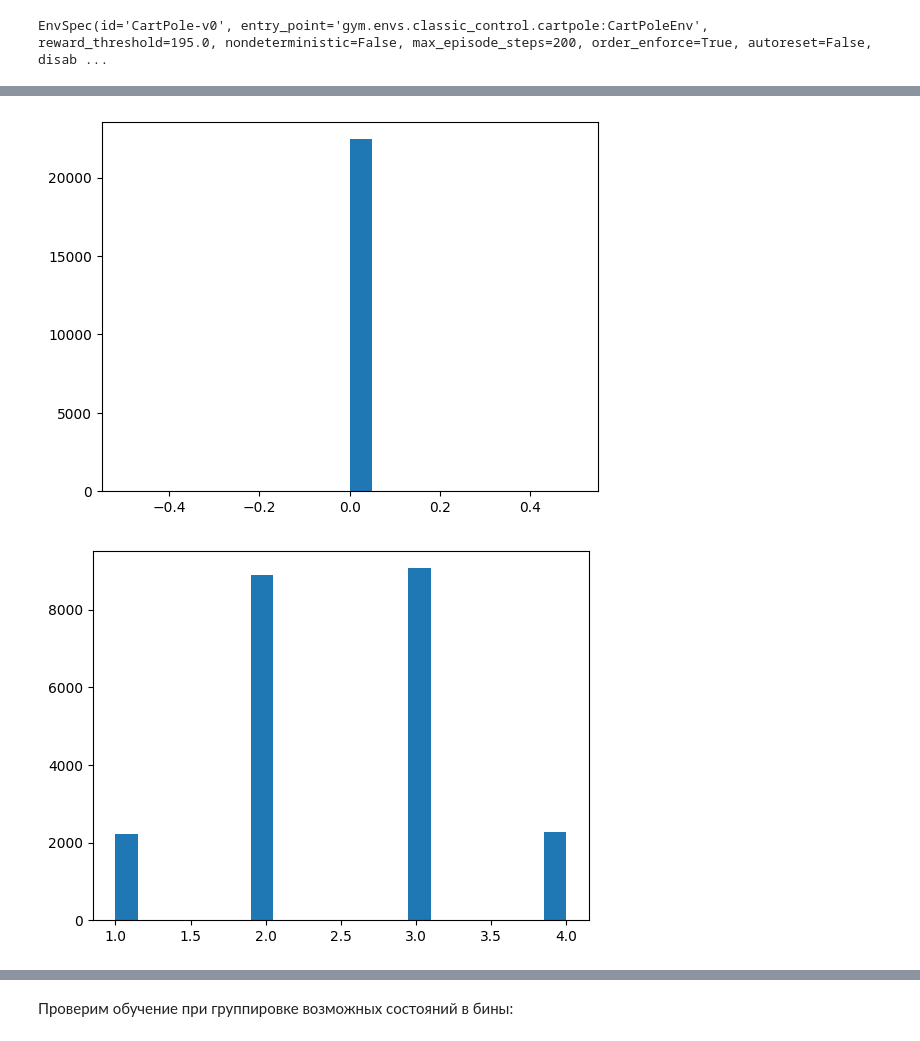
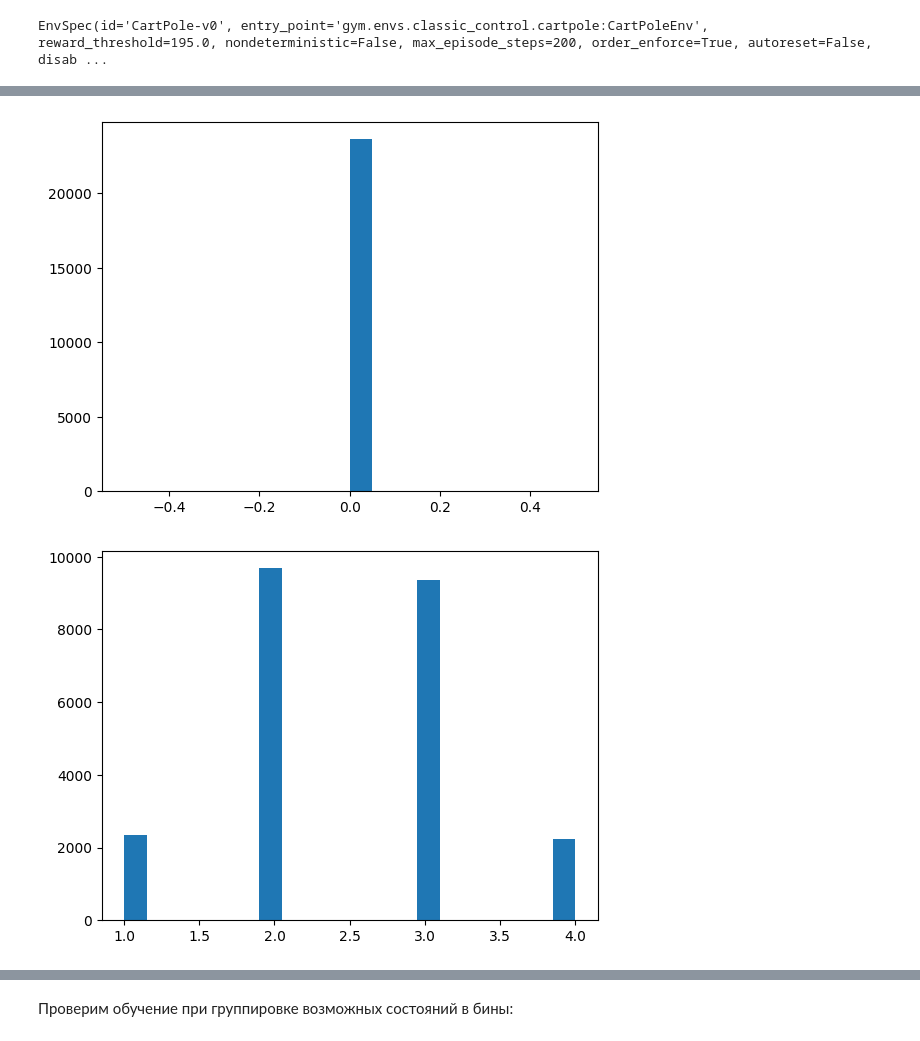
Before and after one commit to Eva53/DL_Labs, a Jupyter notebook: Lab1.ipynb, the cells around one changed output, grey strips where cells are left out. Drawn from its saved outputs; the diff is of its cells as text; code cells hidden in the pictures.

```diff
--- a/Lab1.ipynb
+++ b/Lab1.ipynb
@@ -198,9 +199,9 @@ seen_observations = []
 
 for _ in range(1000):
     seen_observations.append(env.reset()[0])
-    done = False
-    while not done:
-        s, r, done, _, _ = env.step(env.action_space.sample())
+    terminated, truncated  = False, False
+    while not (terminated or truncated):
+        s, r, terminated, truncated, _ = env.step(env.action_space.sample())
         seen_observations.append(s)
 
 seen_observations = np.array(seen_observations)
@@ -269,11 +271,11 @@ EnvSpec(id='CartPole-v0', entry_point='gym.envs.classic_control.cartpole:CartPol
 seen_observations = []
 for _ in range(1000):
     seen_observations.append(env.reset()[0])
-    done = False
-    while not done:
-        s, r, done, _, _ = env.step(env.action_space.sample())
+    terminated, truncated  = False, False
+    while not (terminated or truncated):
+        s, r, terminated, truncated, _ = env.step(env.action_space.sample())
         seen_observations.append(s)
-        if done:
+        if terminated or truncated:
             break
 
 seen_observations = np.array(seen_observations)
@@ -286,2 +288,2 @@ for obs_i in range(env.observation_space.shape[0]):
-[figure, old version]
+[figure, new version]
-[figure, old version]
+[figure, new version]
```
Also changed, not shown: parts of 7 cells of this notebook.
